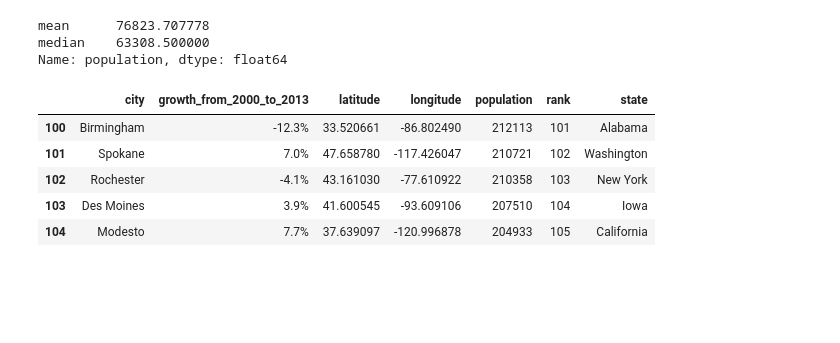
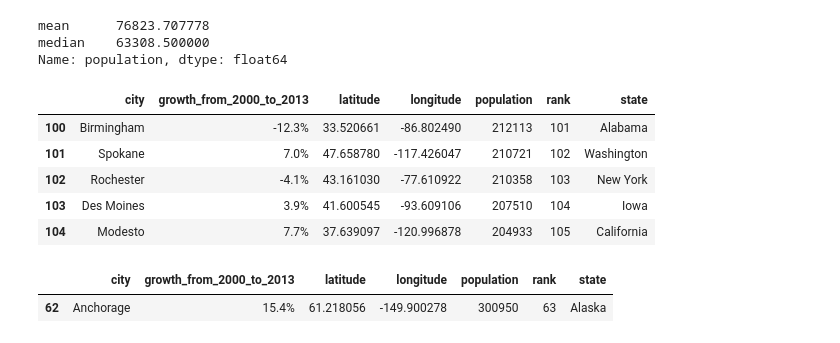
Before and after one commit to abhixz13/Cisco-Python-Training, a Jupyter notebook: Cisco-2022-06June-08-analytics.ipynb, the cells around one changed output. Cells and saved outputs as stored; diff of their text form; code cells hidden in the pictures; blank space fills up the shorter version.

```diff
--- a/Cisco-2022-06June-08-analytics.ipynb
+++ b/Cisco-2022-06June-08-analytics.ipynb
@@ -704,3 +704,9 @@ df.loc[df['rank'] > 100].head()
 | 104 | Modesto | 7.7% | 37.639097 | -120.996878 | 204933 | 105 | California |
 # %%
 # what is the northernmost city in this data set?
+# this would mean the greatest number for latitude
+
+df.loc[df['latitude'] == df['latitude'].max()]
+# %% [output]
+|  | city | growth_from_2000_to_2013 | latitude | longitude | population | rank | state |
+| 62 | Anchorage | 15.4% | 61.218056 | -149.900278 | 300950 | 63 | Alaska |
```
Also changed, not shown: parts of 1 cell of this notebook.
